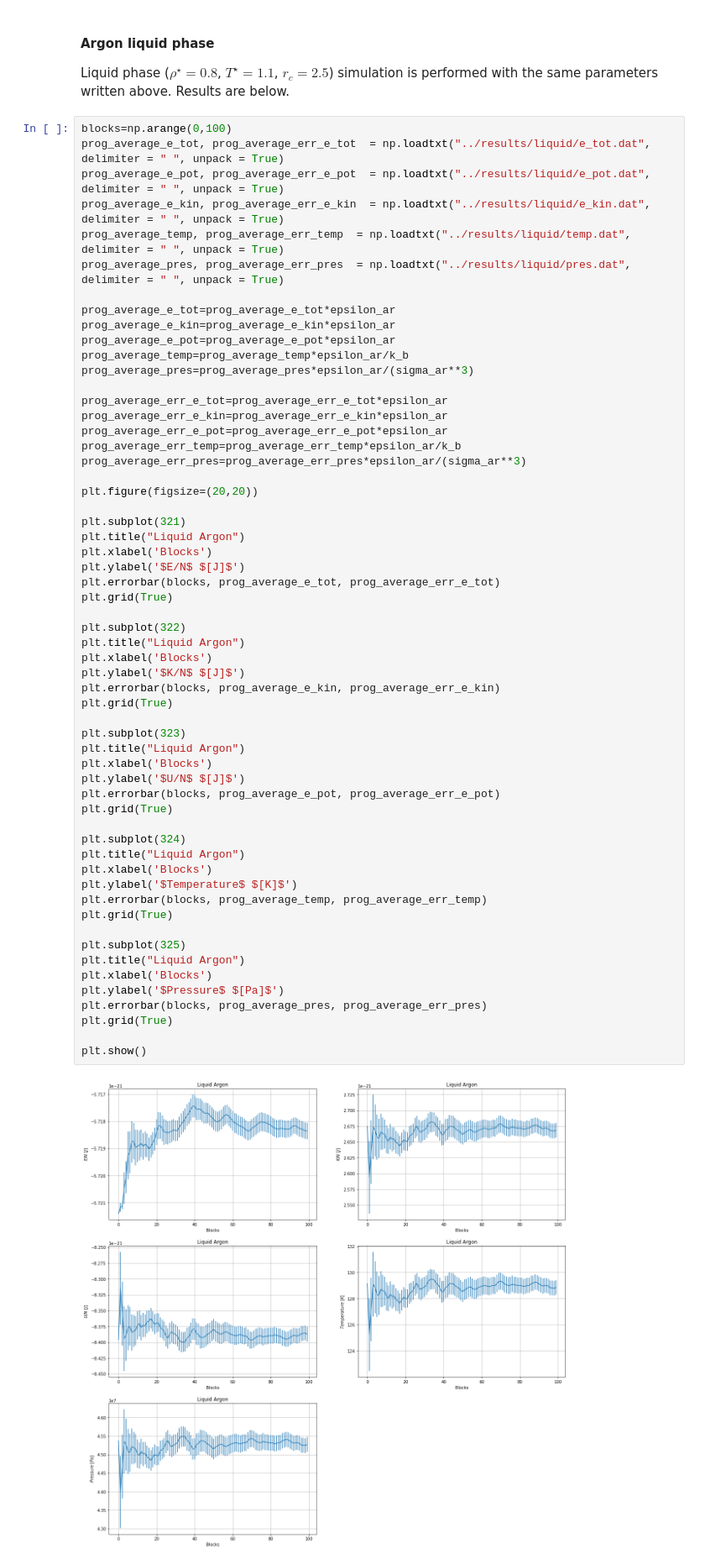
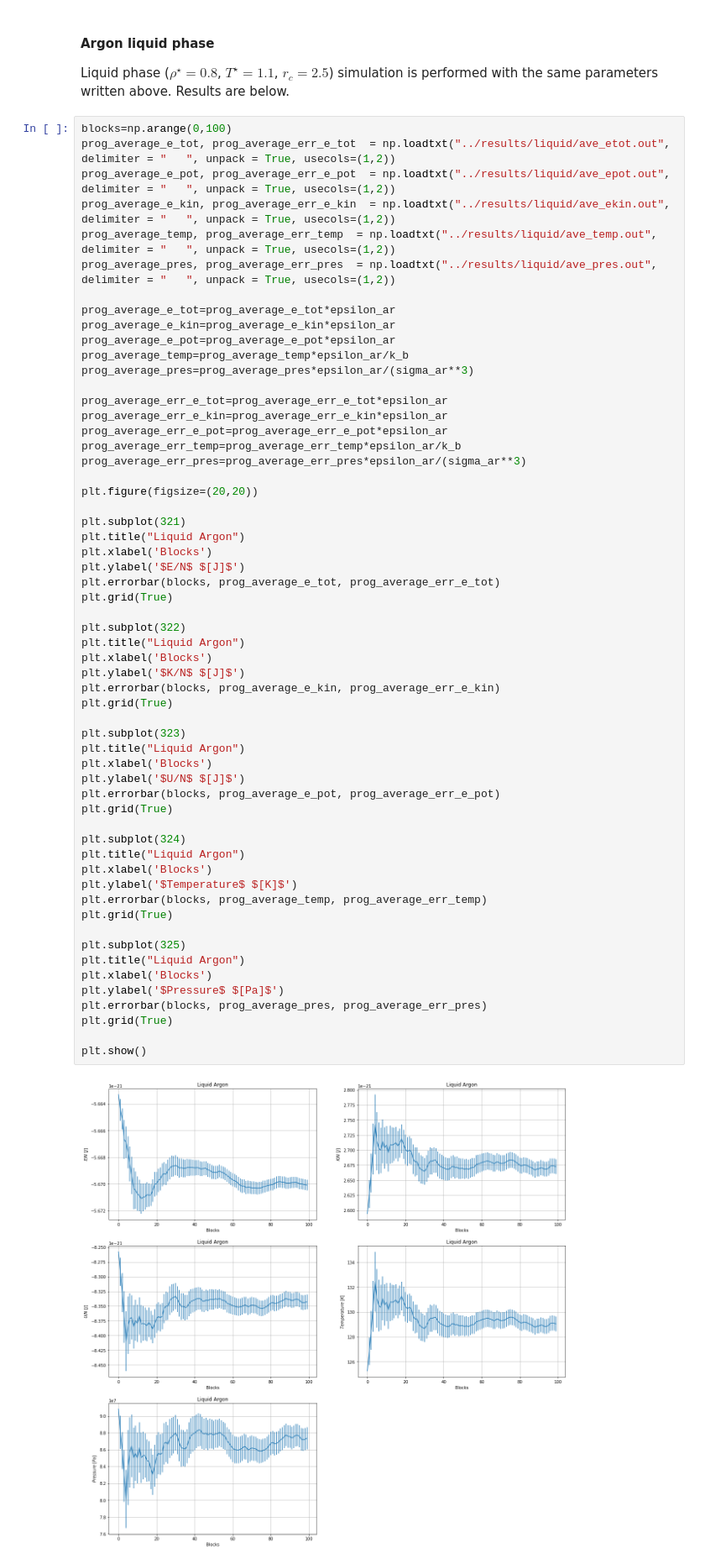
Before and after one commit to mattbona/numerical-simulation-laboratory, a Jupyter notebook: NSL-04/notebook/LSN_Exercises_04.ipynb, the cells around one changed output. Shown at 84% size. Cells and saved outputs as stored; diff of their text form.

```diff
--- a/NSL-04/notebook/LSN_Exercises_04.ipynb
+++ b/NSL-04/notebook/LSN_Exercises_04.ipynb
@@ -151,11 +153,11 @@ Liquid phase ($\rho^\star = 0.8$, $T^\star = 1.1$, $r_c = 2.5$) simulation is pe
 Results are below.
 # %%
 blocks=np.arange(0,100)
-prog_average_e_tot, prog_average_err_e_tot  = np.loadtxt("../results/liquid/e_tot.dat", delimiter = " ", unpack = True)
-prog_average_e_pot, prog_average_err_e_pot  = np.loadtxt("../results/liquid/e_pot.dat", delimiter = " ", unpack = True)
-prog_average_e_kin, prog_average_err_e_kin  = np.loadtxt("../results/liquid/e_kin.dat", delimiter = " ", unpack = True)
-prog_average_temp, prog_average_err_temp  = np.loadtxt("../results/liquid/temp.dat", delimiter = " ", unpack = True)
-prog_average_pres, prog_average_err_pres  = np.loadtxt("../results/liquid/pres.dat", delimiter = " ", unpack = True)
+prog_average_e_tot, prog_average_err_e_tot  = np.loadtxt("../results/liquid/ave_etot.out", delimiter = "   ", unpack = True, usecols=(1,2))
+prog_average_e_pot, prog_average_err_e_pot  = np.loadtxt("../results/liquid/ave_epot.out", delimiter = "   ", unpack = True, usecols=(1,2))
+prog_average_e_kin, prog_average_err_e_kin  = np.loadtxt("../results/liquid/ave_ekin.out", delimiter = "   ", unpack = True, usecols=(1,2))
+prog_average_temp, prog_average_err_temp  = np.loadtxt("../results/liquid/ave_temp.out", delimiter = "   ", unpack = True, usecols=(1,2))
+prog_average_pres, prog_average_err_pres  = np.loadtxt("../results/liquid/ave_pres.out", delimiter = "   ", unpack = True, usecols=(1,2))
 
 prog_average_e_tot=prog_average_e_tot*epsilon_ar
 prog_average_e_kin=prog_average_e_kin*epsilon_ar
@@ -181,34 +183,34 @@ plt.grid(True)
 plt.subplot(322)
 plt.title("Liquid Argon")
 plt.xlabel('Blocks')
 plt.ylabel('$K/N$ $[J]$')
 plt.errorbar(blocks, prog_average_e_kin, prog_average_err_e_kin)
 plt.grid(True)
 
 plt.subplot(323)
 plt.title("Liquid Argon")
 plt.xlabel('Blocks')
 plt.ylabel('$U/N$ $[J]$')
 plt.errorbar(blocks, prog_average_e_pot, prog_average_err_e_pot)
 plt.grid(True)
 
 plt.subplot(324)
 plt.title("Liquid Argon")
 plt.xlabel('Blocks')
 plt.ylabel('$Temperature$ $[K]$')
 plt.errorbar(blocks, prog_average_temp, prog_average_err_temp)
 plt.grid(True)
 
 plt.subplot(325)
 plt.title("Liquid Argon")
 plt.xlabel('Blocks')
 plt.ylabel('$Pressure$ $[Pa]$')
 plt.errorbar(blocks, prog_average_pres, prog_average_err_pres)
 plt.grid(True)
 
 plt.show()
 # %% [output]
-[figure, old version]
+[figure, new version]
 # %% [markdown]
 #### Argon gaseous phase
 
```
Also changed, not shown: parts of 2 cells of this notebook, 27 other files.
